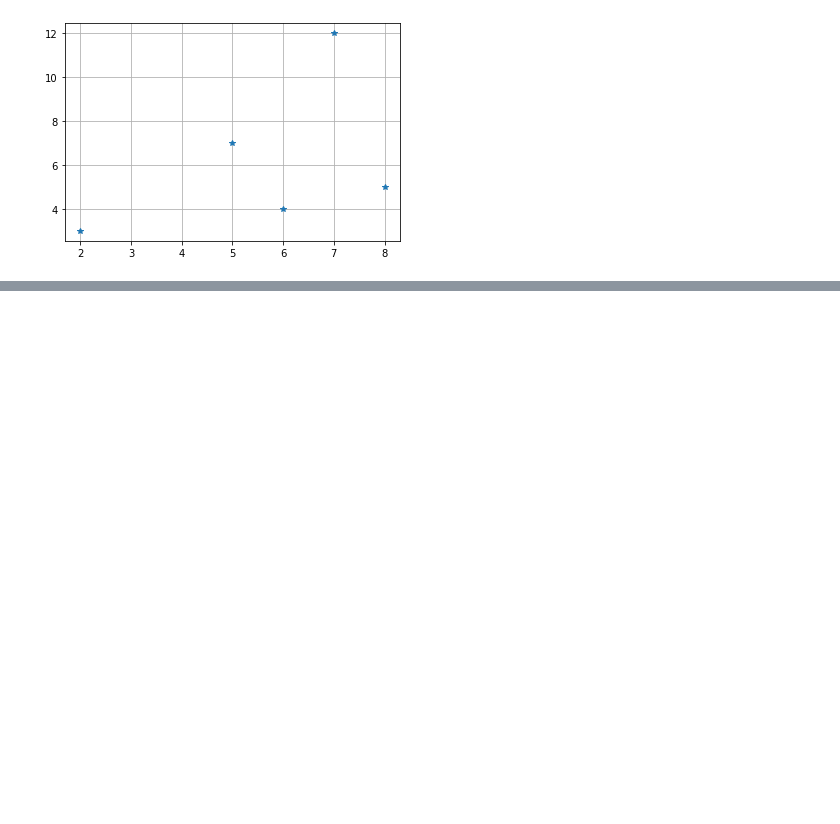
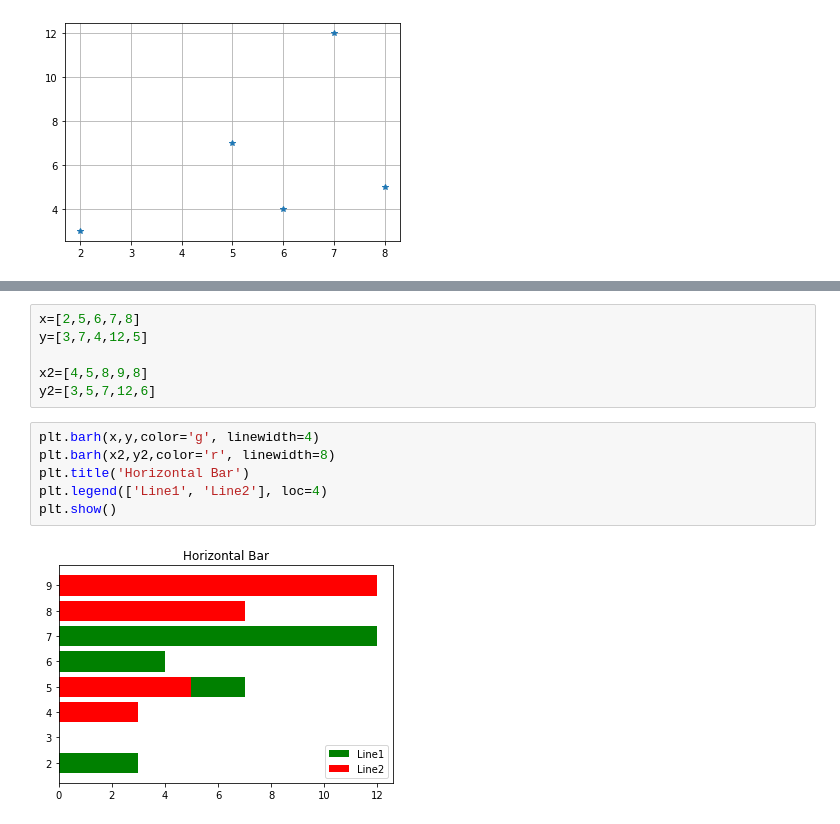
Before and after one commit to ShakilM26/Data-Visualization, a Jupyter notebook: matplotlib.ipynb, the cells around one changed output, grey strips where cells are left out. Saved outputs shown, nothing was run; the diff lists cells and outputs as text; blank space fills up the shorter version.

```diff
--- a/matplotlib.ipynb
+++ b/matplotlib.ipynb
@@ -21,0 +34,14 @@ plt.grid()
+# %%
+x=[2,5,6,7,8]
+y=[3,7,4,12,5]
+
+x2=[4,5,8,9,8]
+y2=[3,5,7,12,6]
+# %%
+plt.barh(x,y,color='g', linewidth=4)
+plt.barh(x2,y2,color='r', linewidth=8)
+plt.title('Horizontal Bar')
+plt.legend(['Line1', 'Line2'], loc=4)
+plt.show()
+# %% [output]
+[figure, added]
```
Also changed, not shown: parts of 6 cells of this notebook.
